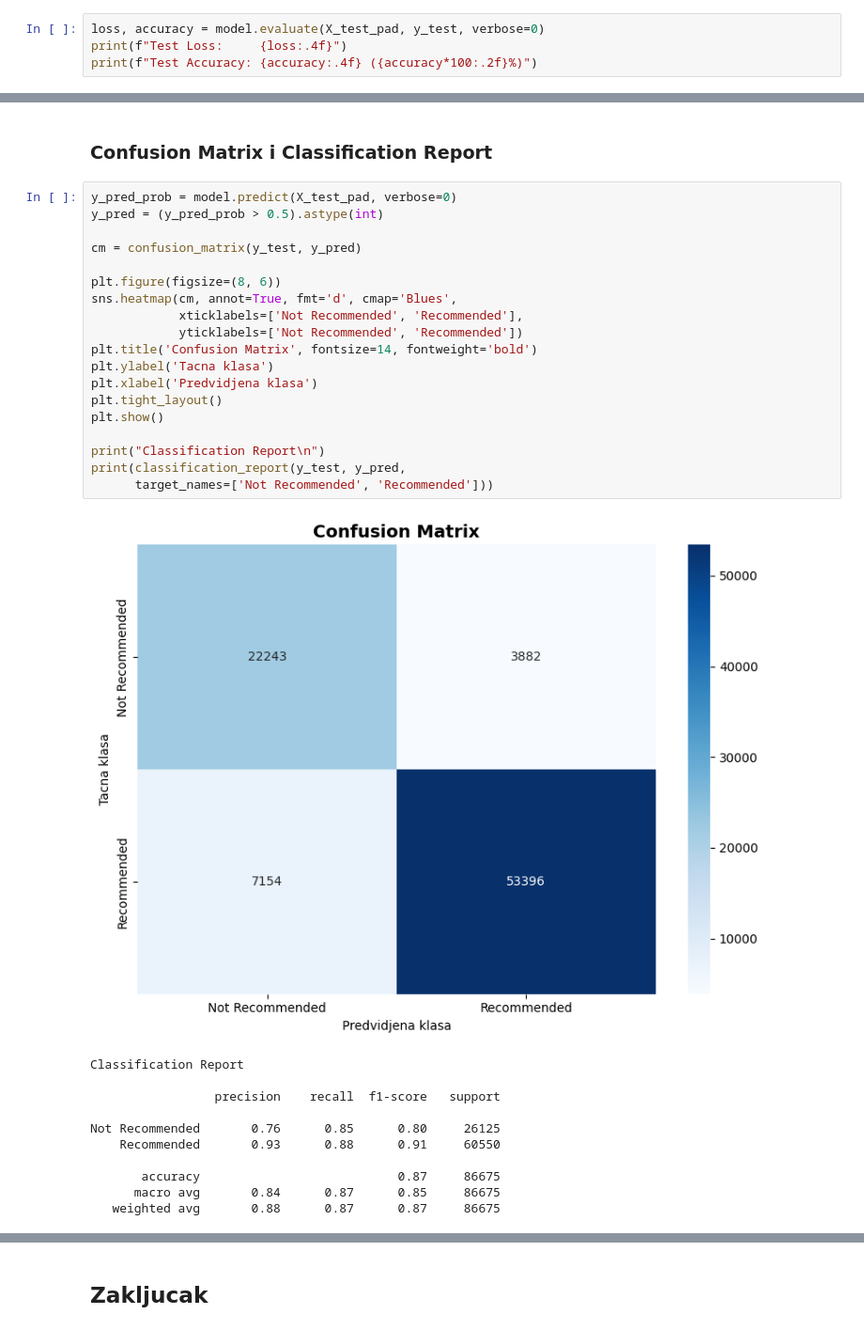
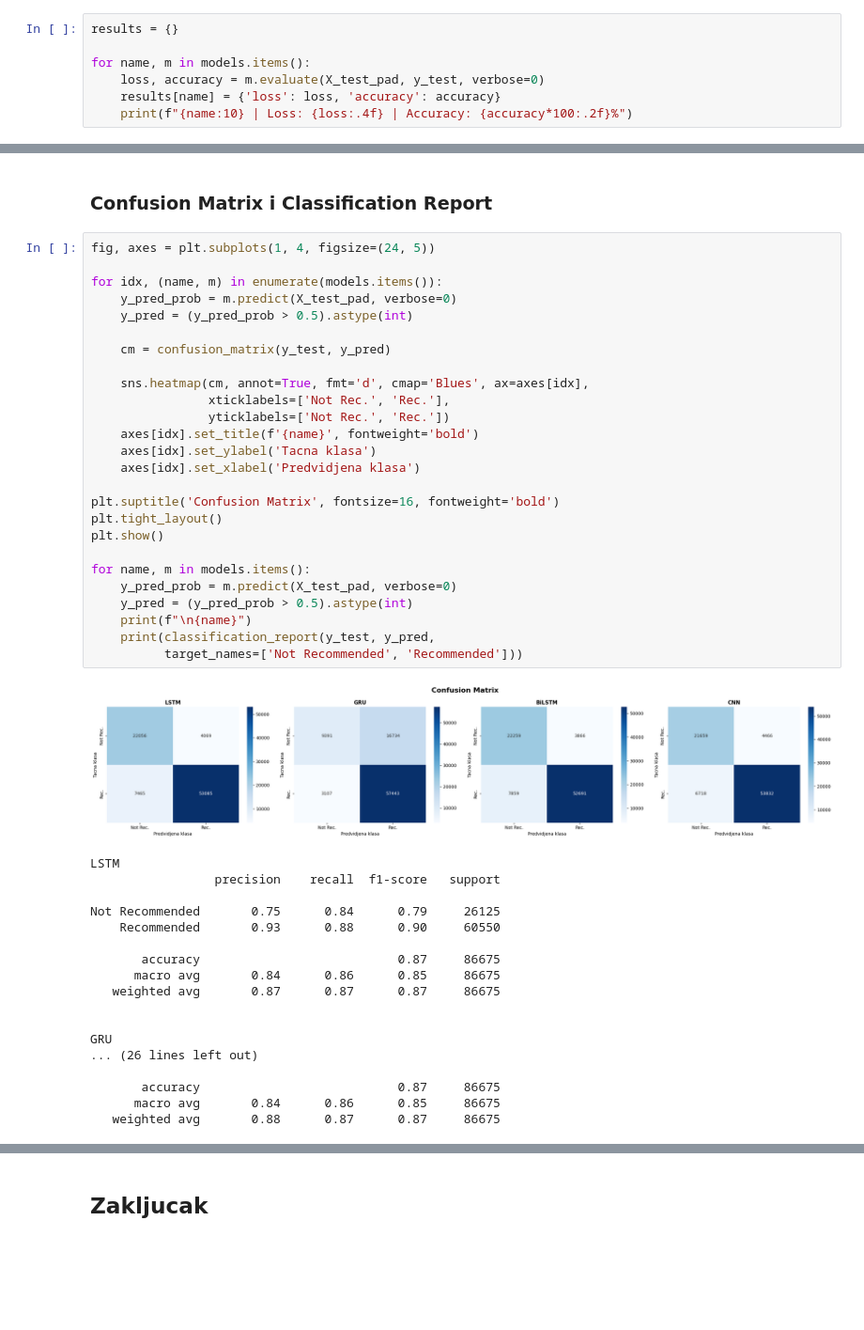
Before and after one commit to alxcek/mas-ai, a Jupyter notebook: machine_learning/03_steam_reviews/sentiment_analysis.ipynb, the cells around one changed output, grey strips where cells are left out. Shown at 94% size. Saved outputs shown, nothing was run; the diff lists cells and outputs as text; blank space fills up the shorter version.

Commit message:
feat: introduced different models

```diff
--- a/machine_learning/03_steam_reviews/sentiment_analysis.ipynb
+++ b/machine_learning/03_steam_reviews/sentiment_analysis.ipynb
@@ -456,7 +502,10 @@ plt.show()
 # %% [markdown]
 ### Evaluacija
 # %%
-loss, accuracy = model.evaluate(X_test_pad, y_test, verbose=0)
-print(f"Test Loss:     {loss:.4f}")
-print(f"Test Accuracy: {accuracy:.4f} ({accuracy*100:.2f}%)")
+results = {}
+
+for name, m in models.items():
+    loss, accuracy = m.evaluate(X_test_pad, y_test, verbose=0)
+    results[name] = {'loss': loss, 'accuracy': accuracy}
+    print(f"{name:10} | Loss: {loss:.4f} | Accuracy: {accuracy*100:.2f}%")
 # %% [output]
@@ -465,33 +516,47 @@ Test Accuracy: 0.8727 (87.27%)
 # %% [markdown]
 ### Confusion Matrix i Classification Report
 # %%
-y_pred_prob = model.predict(X_test_pad, verbose=0)
-y_pred = (y_pred_prob > 0.5).astype(int)
+fig, axes = plt.subplots(1, 4, figsize=(24, 5))
 
-cm = confusion_matrix(y_test, y_pred)
+for idx, (name, m) in enumerate(models.items()):
+    y_pred_prob = m.predict(X_test_pad, verbose=0)
+    y_pred = (y_pred_prob > 0.5).astype(int)
 
-plt.figure(figsize=(8, 6))
-sns.heatmap(cm, annot=True, fmt='d', cmap='Blues',
-            xticklabels=['Not Recommended', 'Recommended'],
-            yticklabels=['Not Recommended', 'Recommended'])
-plt.title('Confusion Matrix', fontsize=14, fontweight='bold')
-plt.ylabel('Tacna klasa')
-plt.xlabel('Predvidjena klasa')
+    cm = confusion_matrix(y_test, y_pred)
+
+    sns.heatmap(cm, annot=True, fmt='d', cmap='Blues', ax=axes[idx],
+                xticklabels=['Not Rec.', 'Rec.'],
+                yticklabels=['Not Rec.', 'Rec.'])
+    axes[idx].set_title(f'{name}', fontweight='bold')
+    axes[idx].set_ylabel('Tacna klasa')
+    axes[idx].set_xlabel('Predvidjena klasa')
+
+plt.suptitle('Confusion Matrix', fontsize=16, fontweight='bold')
 plt.tight_layout()
 plt.show()
 
-print("Classification Report\n")
-print(classification_report(y_test, y_pred,
-      target_names=['Not Recommended', 'Recommended']))
+for name, m in models.items():
+    y_pred_prob = m.predict(X_test_pad, verbose=0)
+    y_pred = (y_pred_prob > 0.5).astype(int)
+    print(f"\n{name}")
+    print(classification_report(y_test, y_pred,
+          target_names=['Not Recommended', 'Recommended']))
 # %% [output]
-[figure, old version]
+[figure, new version]
-Classification Report
-
+LSTM
                  precision    recall  f1-score   support
 
-Not Recommended       0.76      0.85      0.80     26125
-    Recommended       0.93      0.88      0.91     60550
+Not Recommended       0.75      0.84      0.79     26125
+    Recommended       0.93      0.88      0.90     60550
 
        accuracy                           0.87     86675
-      macro avg       0.84      0.87      0.85     86675
+      macro avg       0.84      0.86      0.85     86675
+   weighted avg       0.87      0.87      0.87     86675
+
+
+GRU
+... (26 lines left out)
+
+       accuracy                           0.87     86675
+      macro avg       0.84      0.86      0.85     86675
    weighted avg       0.88      0.87      0.87     86675
```
Also changed, not shown: parts of 11 cells of this notebook.
